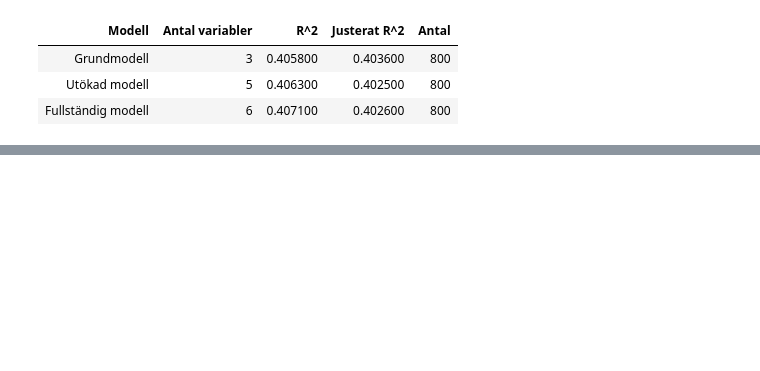
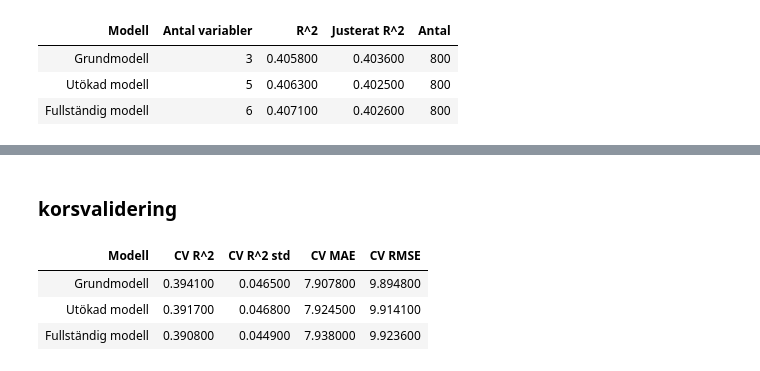
Before and after one commit to Yttak82/health_analysis, a Jupyter notebook: notebooks/analysis.ipynb, the cells around one changed output, grey strips where cells are left out. Drawn from its saved outputs; the diff is of its cells as text; code cells hidden in the pictures; blank space fills up the shorter version.

```diff
--- a/notebooks/analysis.ipynb
+++ b/notebooks/analysis.ipynb
@@ -943,0 +798,17 @@ P-värde 0.9938
+# %% [markdown]
+### korsvalidering
+# %%
+cv_results = []
+
+for name, predictors in models.items():
+    scores = analyzer.regression_cross_validation(predictors, n_splits=5, seed=42)
+    cv_results.append({"Modell": name, **scores})
+
+cv_table = pd.DataFrame(cv_results)
+
+display(cv_table.round(4).style.hide(axis="index"))
+# %% [output]
+| Modell | CV R^2 | CV R^2 std | CV MAE | CV RMSE |
+| Grundmodell | 0.394100 | 0.046500 | 7.907800 | 9.894800 |
+| Utökad modell | 0.391700 | 0.046800 | 7.924500 | 9.914100 |
+| Fullständig modell | 0.390800 | 0.044900 | 7.938000 | 9.923600 |
```
Also changed, not shown: parts of 24 cells of this notebook, 3 other files.
